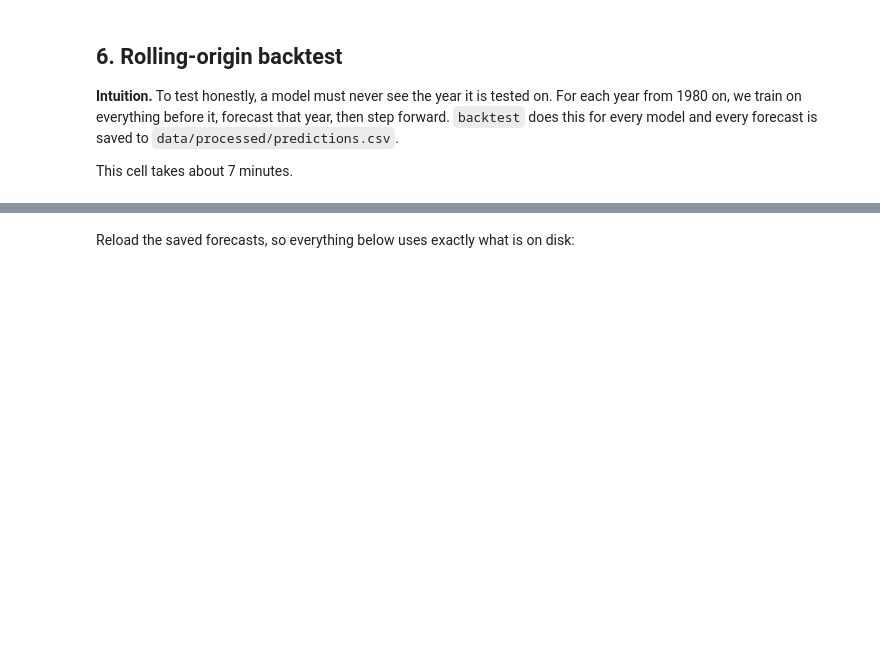
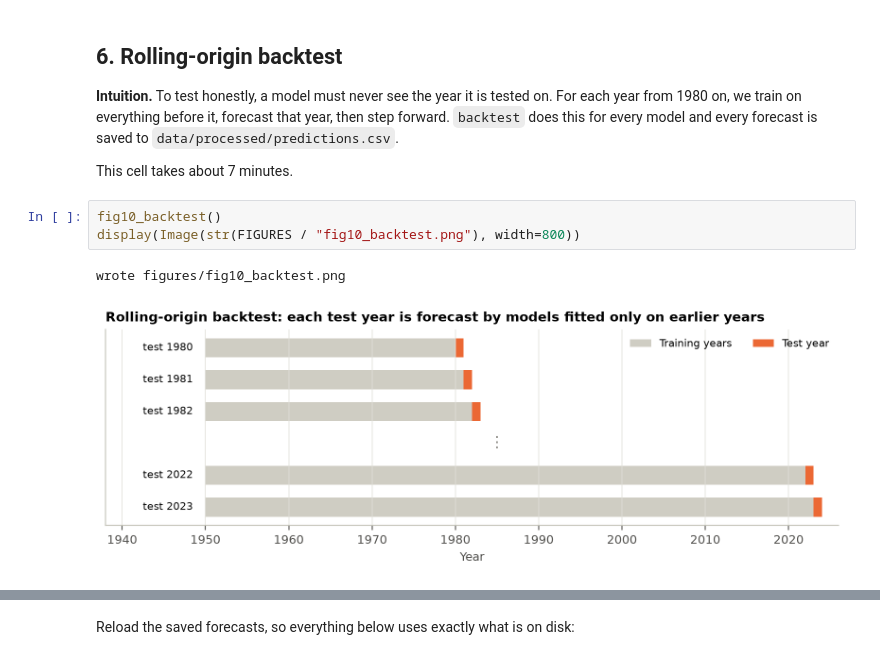
Before and after one commit to samuspdf/Great_Lakes_level, a Jupyter notebook: notebooks/main.ipynb, the cells around one changed output, grey strips where cells are left out. Saved outputs shown, nothing was run; the diff lists cells and outputs as text; blank space fills up the shorter version.

```diff
--- a/notebooks/main.ipynb
+++ b/notebooks/main.ipynb
@@ -130,6 +138,12 @@ correlation of the end-of-March snowpack with April-June runoff: 0.31
 **Intuition.** To test honestly, a model must never see the year it is tested on. For each year from 1980 on, we train on everything before it, forecast that year, then step forward. `backtest` does this for every model and every forecast is saved to `data/processed/predictions.csv`.
 
 This cell takes about 7 minutes.
+# %%
+fig10_backtest()
+display(Image(str(FIGURES / "fig10_backtest.png"), width=800))
+# %% [output]
+wrote figures/fig10_backtest.png
+[figure, added]
 # %%
 preds = backtest(df)
 preds.to_csv(PROCESSED / "predictions.csv", index=False, float_format="%.4f")
```
Also changed, not shown: parts of 8 cells of this notebook, 9 other files.
